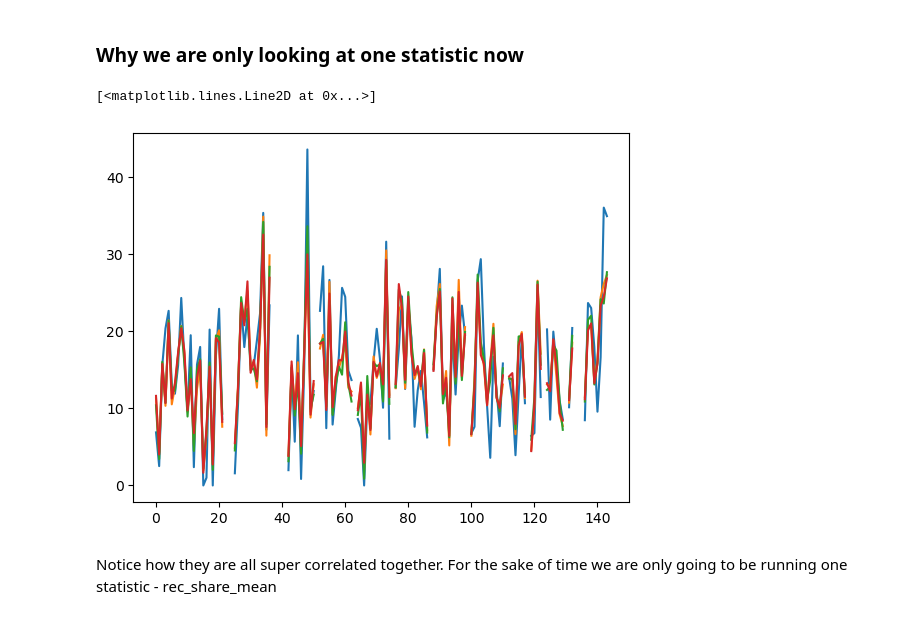
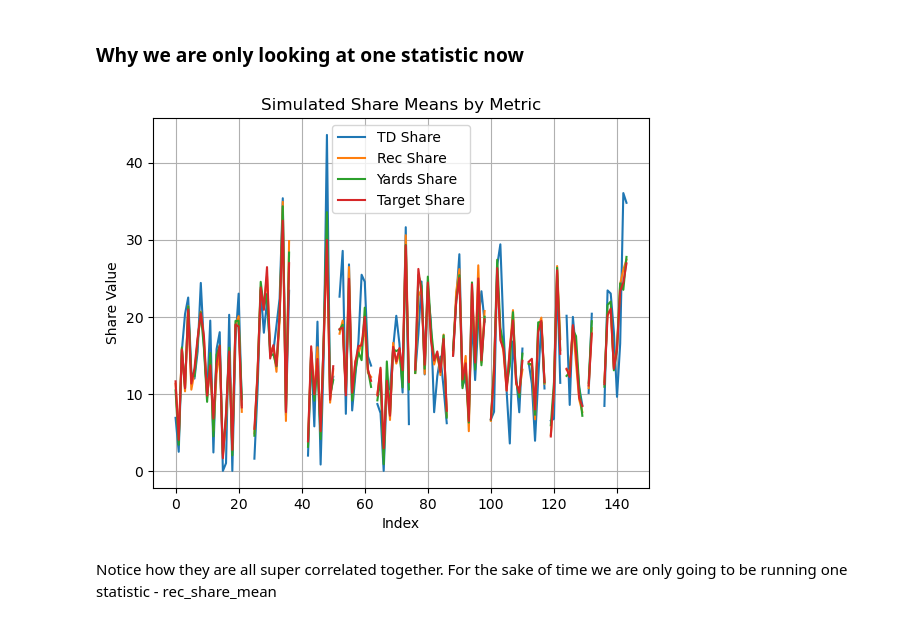
Before and after one commit to connor-pickett/2025_FinalProject_Ctrl-Alt-Defeat, a Jupyter notebook: FINAL_CODE.ipynb, the cells around one changed output. Drawn from its saved outputs; the diff is of its cells as text; code cells hidden in the pictures.

```diff
--- a/FINAL_CODE.ipynb
+++ b/FINAL_CODE.ipynb
@@ -917,13 +919,19 @@ zodiac_final.describe()
 # %% [markdown]
 ### Why we are only looking at one statistic now
 # %%
-plt.plot(zodiac_final["td_share_simulated_mean"])
-plt.plot(zodiac_final["rec_share_simulated_mean"])
-plt.plot(zodiac_final["yds_share_simulated_mean"])
-plt.plot(zodiac_final["tgt_share_simulated_mean"])
+plt.plot(zodiac_final["td_share_simulated_mean"], label="TD Share")
+plt.plot(zodiac_final["rec_share_simulated_mean"], label="Rec Share")
+plt.plot(zodiac_final["yds_share_simulated_mean"], label="Yards Share")
+plt.plot(zodiac_final["tgt_share_simulated_mean"], label="Target Share")
+
+plt.legend()
+plt.title("Simulated Share Means by Metric")
+plt.xlabel("Index")
+plt.ylabel("Share Value")
+plt.grid(True)
+plt.show()
 # %% [output]
-[<matplotlib.lines.Line2D at 0x...>]
-[figure, old version]
+[figure, new version]
 # %% [markdown]
 Notice how they are all super correlated together. For the sake of time we are only going to be running one statistic - rec_share_mean
 # %% [markdown]
```
Also changed, not shown: parts of 23 cells of this notebook, 3 other files.
